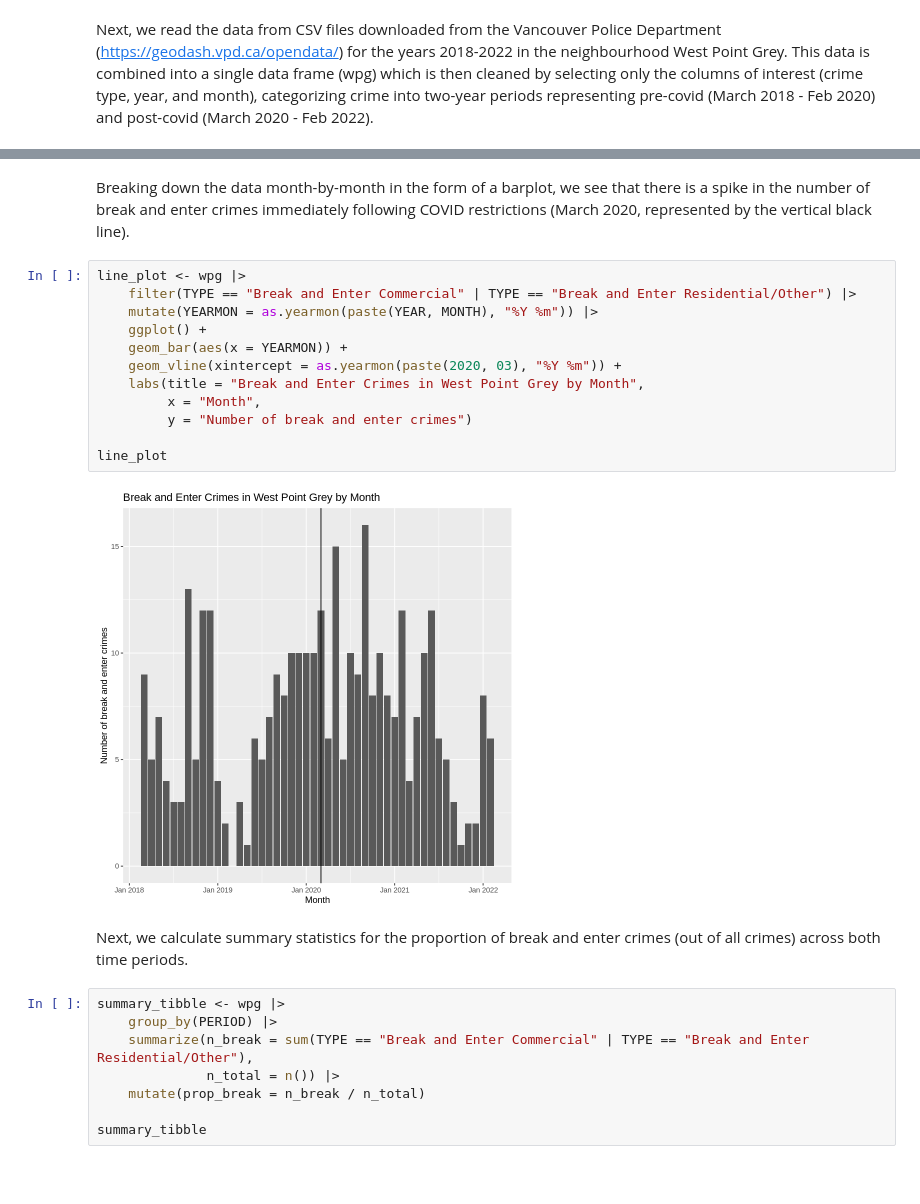
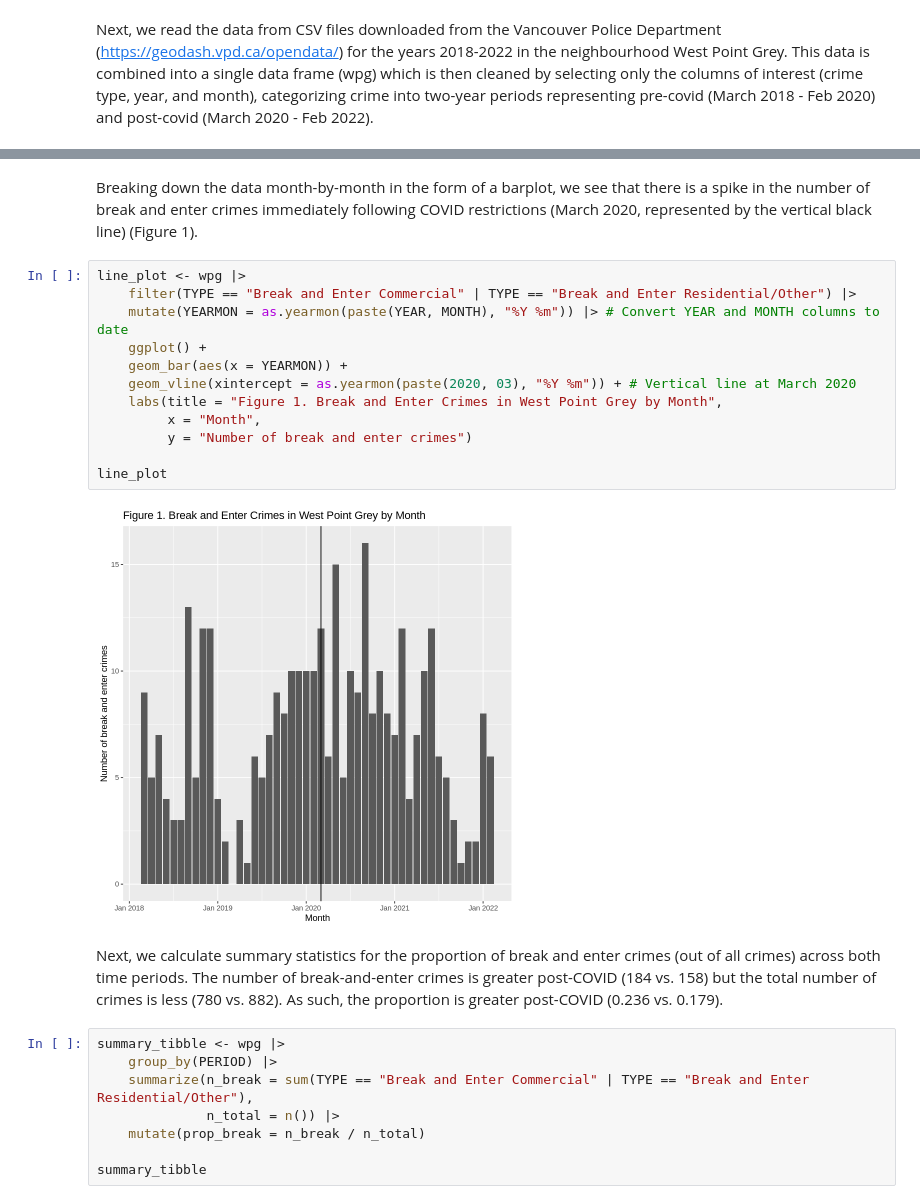
Before and after one commit to willis-cao/stat201-project-group16, a Jupyter notebook: proposal.ipynb, the cells around one changed output, grey strips where cells are left out. Saved outputs shown, nothing was run; the diff lists cells and outputs as text; blank space fills up the shorter version.

```diff
--- a/proposal.ipynb
+++ b/proposal.ipynb
@@ -56,23 +53,23 @@ A tibble: 6 × 4
 | Break and Enter Commercial | 2018 | 9 | pre |
 | Break and Enter Commercial | 2018 | 12 | pre |
 # %% [markdown]
-Breaking down the data month-by-month in the form of a barplot, we see that there is a spike in the number of break and enter crimes immediately following COVID restrictions (March 2020, represented by the vertical black line).
+Breaking down the data month-by-month in the form of a barplot, we see that there is a spike in the number of break and enter crimes immediately following COVID restrictions (March 2020, represented by the vertical black line) (Figure 1).
 # %%
 line_plot <- wpg |>
     filter(TYPE == "Break and Enter Commercial" | TYPE == "Break and Enter Residential/Other") |>
-    mutate(YEARMON = as.yearmon(paste(YEAR, MONTH), "%Y %m")) |>
+    mutate(YEARMON = as.yearmon(paste(YEAR, MONTH), "%Y %m")) |> # Convert YEAR and MONTH columns to date
     ggplot() +
     geom_bar(aes(x = YEARMON)) +
-    geom_vline(xintercept = as.yearmon(paste(2020, 03), "%Y %m")) +
-    labs(title = "Break and Enter Crimes in West Point Grey by Month",
+    geom_vline(xintercept = as.yearmon(paste(2020, 03), "%Y %m")) + # Vertical line at March 2020
+    labs(title = "Figure 1. Break and Enter Crimes in West Point Grey by Month",
          x = "Month",
          y = "Number of break and enter crimes")
 
 line_plot
 # %% [output]
-[figure, old version]
+[figure, new version]
 # %% [markdown]
-Next, we calculate summary statistics for the proportion of break and enter crimes (out of all crimes) across both time periods.
+Next, we calculate summary statistics for the proportion of break and enter crimes (out of all crimes) across both time periods. The number of break-and-enter crimes is greater post-COVID (184 vs. 158) but the total number of crimes is less (780 vs. 882). As such, the proportion is greater post-COVID (0.236 vs. 0.179).
 # %%
 summary_tibble <- wpg |>
     group_by(PERIOD) |>
```
Also changed, not shown: parts of 10 cells of this notebook, 1 other file.
